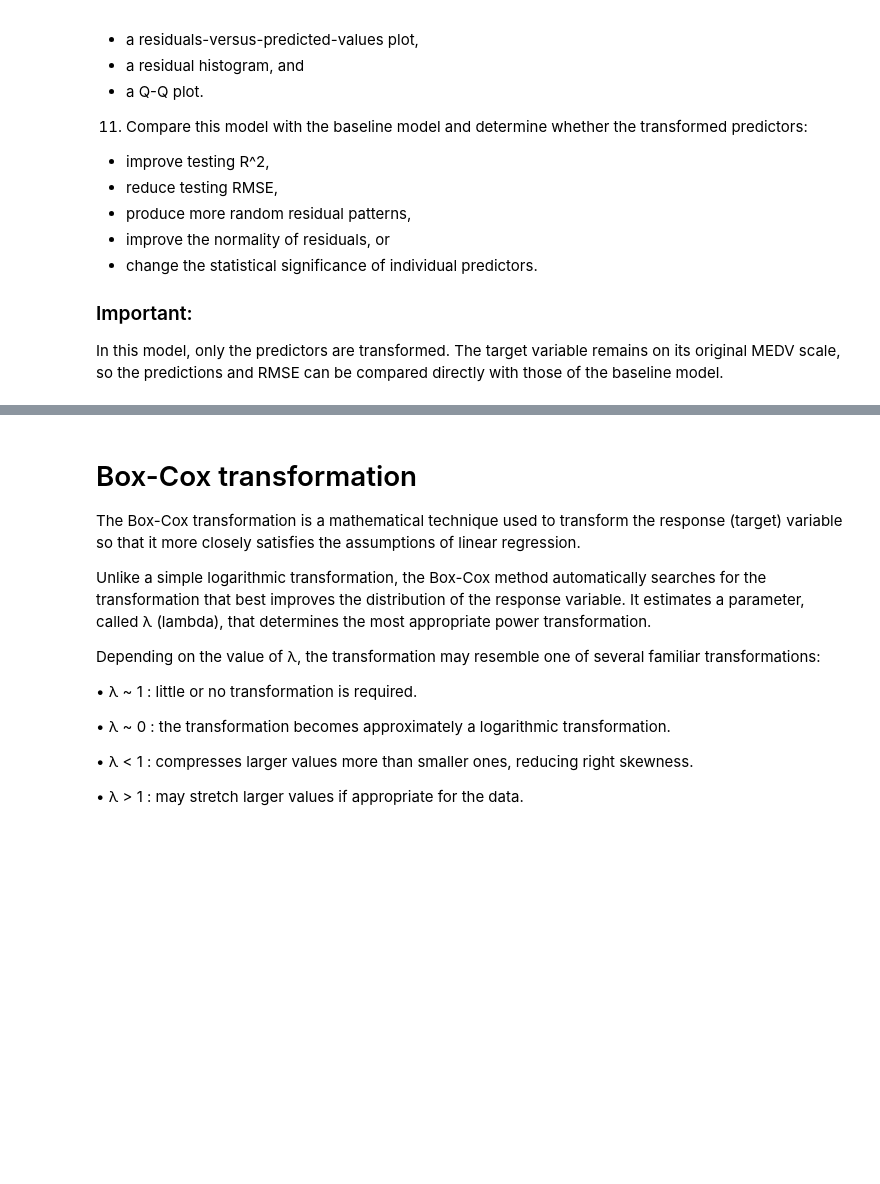
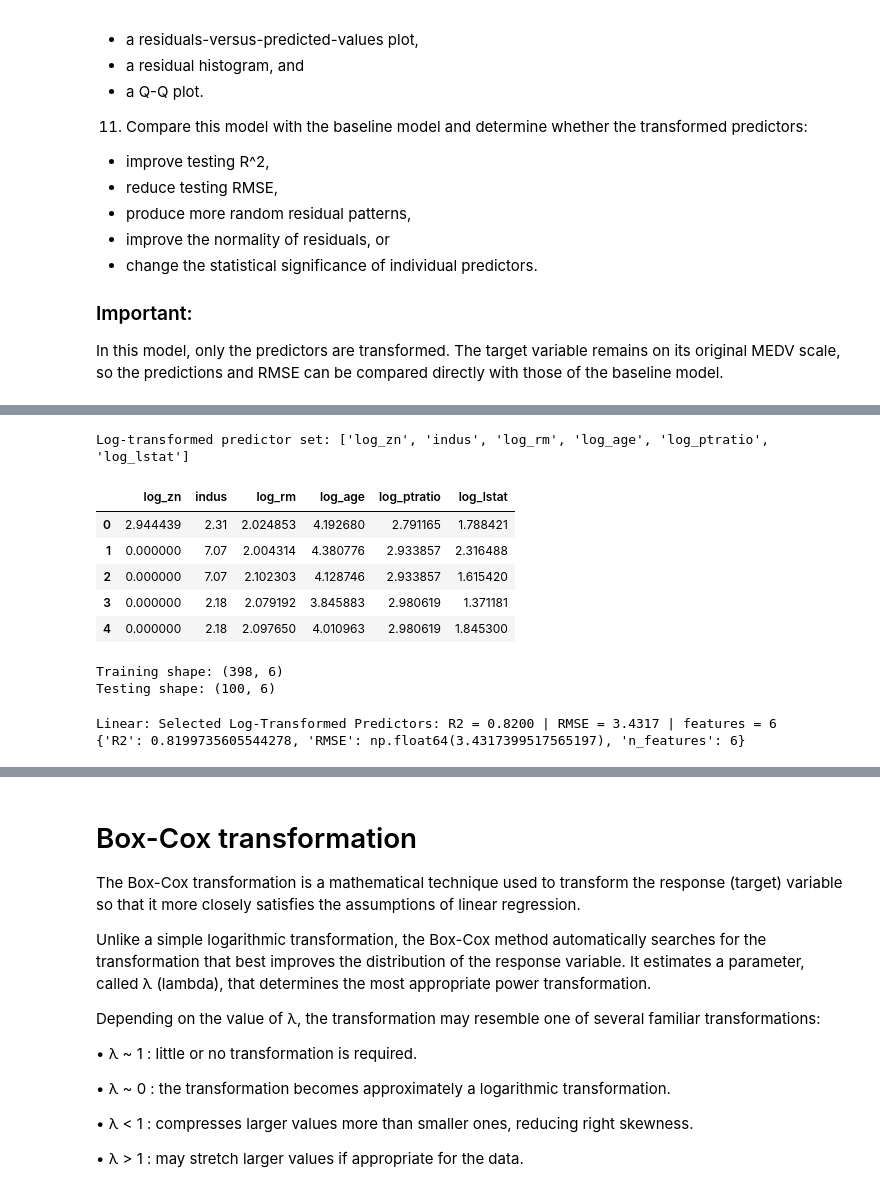
Before and after one commit to JoseAlberto88/Predictive-Analytics-, a Jupyter notebook: DAMO510_Module_04_in_Class_Activity_Starter_notebook.ipynb, the cells around one changed output, grey strips where cells are left out. Cells and saved outputs as stored; diff of their text form; code cells hidden in the pictures; blank space fills up the shorter version.

```diff
--- a/DAMO510_Module_04_in_Class_Activity_Starter_notebook.ipynb
+++ b/DAMO510_Module_04_in_Class_Activity_Starter_notebook.ipynb
@@ -1478,0 +1463,26 @@ Linear: Selected Log-Transformed Predictors overall F-test p-value: 1.01385e-105
+# %%
+# Step 1: Predictor dataset using the FINAL SELECTED transformed features
+# (df_stage1_final already has this exactly right: log_ predictors where selected,
+# original 'indus' since it wasn't transformed)
+X_log = df_stage1_final.loc[:, final_stage1_features].copy()
+
+print(f"Log-transformed predictor set: {final_stage1_features}")
+X_log.head()
+# %% [output]
+Log-transformed predictor set: ['log_zn', 'indus', 'log_rm', 'log_age', 'log_ptratio', 'log_lstat']
+|  | log_zn | indus | log_rm | log_age | log_ptratio | log_lstat |
+| 0 | 2.944439 | 2.31 | 2.024853 | 4.192680 | 2.791165 | 1.788421 |
+| 1 | 0.000000 | 7.07 | 2.004314 | 4.380776 | 2.933857 | 2.316488 |
+| 2 | 0.000000 | 7.07 | 2.102303 | 4.128746 | 2.933857 | 1.615420 |
+| 3 | 0.000000 | 2.18 | 2.079192 | 3.845883 | 2.980619 | 1.371181 |
+| 4 | 0.000000 | 2.18 | 2.097650 | 4.010963 | 2.980619 | 1.845300 |
+# %%
+# Step 2: Split using the SAME indices as before
+X_train_log = X_log.loc[train_idx]
+X_test_log = X_log.loc[test_idx]
+
+print(f"Training shape: {X_train_log.shape}")
+print(f"Testing shape: {X_test_log.shape}")
+# %% [output]
+Training shape: (398, 6)
+Testing shape: (100, 6)
@@ -1478,0 +1495,15 @@ Linear: Selected Log-Transformed Predictors overall F-test p-value: 1.01385e-105
+# %%
+# Steps 6-7: Store and display performance results
+model_name = "Linear: Selected Log-Transformed Predictors"
+
+log_results = record_model_results(
+    model_name=model_name,
+    y_true=y_test,
+    y_pred=y_pred_log,
+    n_features=X_train_log.shape[1]
+)
+
+print(model_results[model_name])
+# %% [output]
+Linear: Selected Log-Transformed Predictors: R2 = 0.8200 | RMSE = 3.4317 | features = 6
+{'R2': 0.8199735605544278, 'RMSE': np.float64(3.4317399517565197), 'n_features': 6}
```
Also changed, not shown: parts of 5 cells of this notebook.
